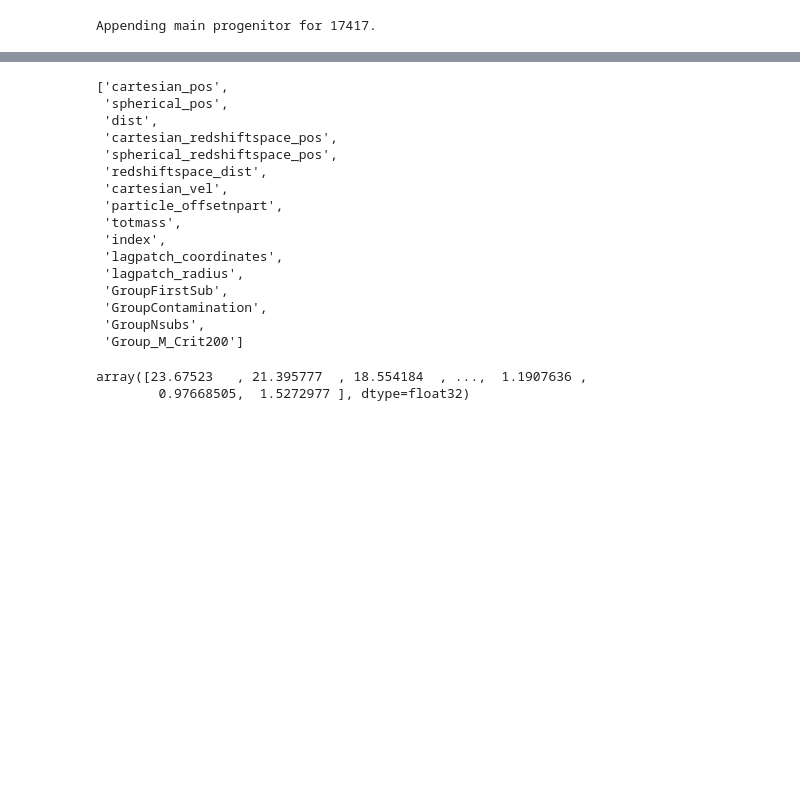
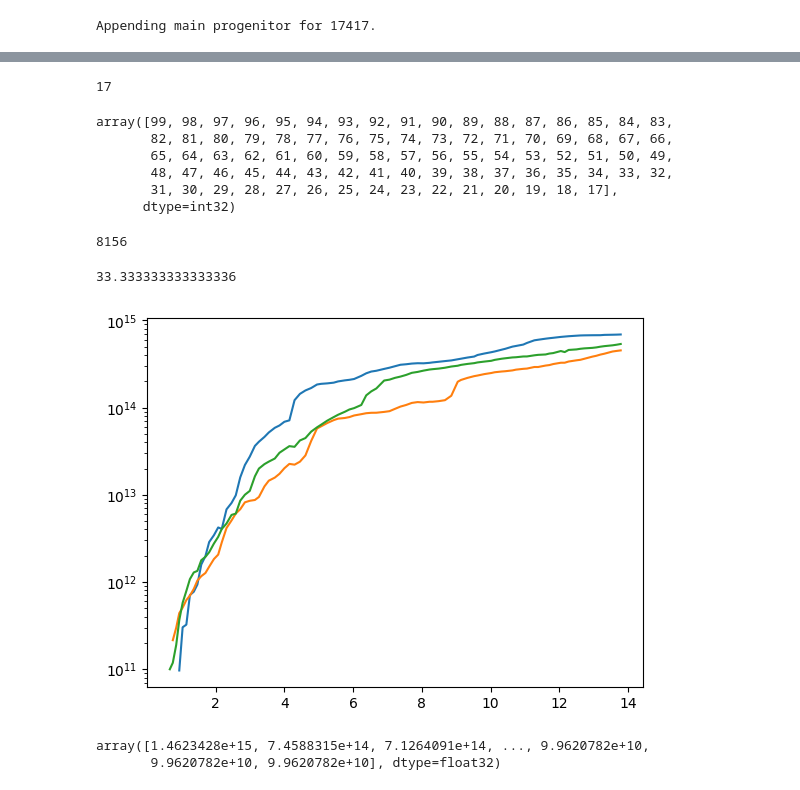
Before and after one commit to Richard-Sti/csiborgtools, a Jupyter notebook: notebooks/MAH/mah.ipynb, the cells around one changed output, grey strips where cells are left out. Saved outputs shown, nothing was run; the diff lists cells and outputs as text; code cells hidden in the pictures; blank space fills up the shorter version.

```diff
--- a/notebooks/MAH/mah.ipynb
+++ b/notebooks/MAH/mah.ipynb
@@ -76,24 +179,39 @@ fig.show()
+# %%
+np.sum(cat["totmass"] > 5e14)
+# %% [output]
+17
+# %%
+d1 = merger_reader.main_progenitor(10000)
+# %%
+d1["SnapNum"]
+# %% [output]
+array([99, 98, 97, 96, 95, 94, 93, 92, 91, 90, 89, 88, 87, 86, 85, 84, 83,
+       82, 81, 80, 79, 78, 77, 76, 75, 74, 73, 72, 71, 70, 69, 68, 67, 66,
+       65, 64, 63, 62, 61, 60, 59, 58, 57, 56, 55, 54, 53, 52, 51, 50, 49,
+       48, 47, 46, 45, 44, 43, 42, 41, 40, 39, 38, 37, 36, 35, 34, 33, 32,
+       31, 30, 29, 28, 27, 26, 25, 24, 23, 22, 21, 20, 19, 18, 17],
+      dtype=int32)
+# %%
+np.sum(cat["totmass"] > 1e13)
+# %% [output]
+8156
+# %%
+250e-3 * 8000 / 60
+# %% [output]
+33.333333333333336
+# %%
+plt.figure()
+plt.plot(d1["Age"], d1["MainProgenitorMass"])
+plt.plot(d2["Age"], d2["MainProgenitorMass"])
+plt.plot(d3["Age"], d3["MainProgenitorMass"])
+plt.yscale("log")
+
+
+plt.show()
+# %% [output]
+[figure, added]
 # %%
-cat.keys()
+cat["totmass"]
 # %% [output]
-['cartesian_pos',
- 'spherical_pos',
- 'dist',
- 'cartesian_redshiftspace_pos',
- 'spherical_redshiftspace_pos',
- 'redshiftspace_dist',
- 'cartesian_vel',
- 'particle_offsetnpart',
- 'totmass',
- 'index',
- 'lagpatch_coordinates',
- 'lagpatch_radius',
- 'GroupFirstSub',
- 'GroupContamination',
- 'GroupNsubs',
- 'Group_M_Crit200']
+array([1.4623428e+15, 7.4588315e+14, 7.1264091e+14, ..., 9.9620782e+10,
+       9.9620782e+10, 9.9620782e+10], dtype=float32)
-# %%
-cat["lagpatch_radius"]
-# %% [output]
-array([23.67523   , 21.395777  , 18.554184  , ...,  1.1907636 ,
-        0.97668505,  1.5272977 ], dtype=float32)
```
Also changed, not shown: parts of 13 cells of this notebook.
